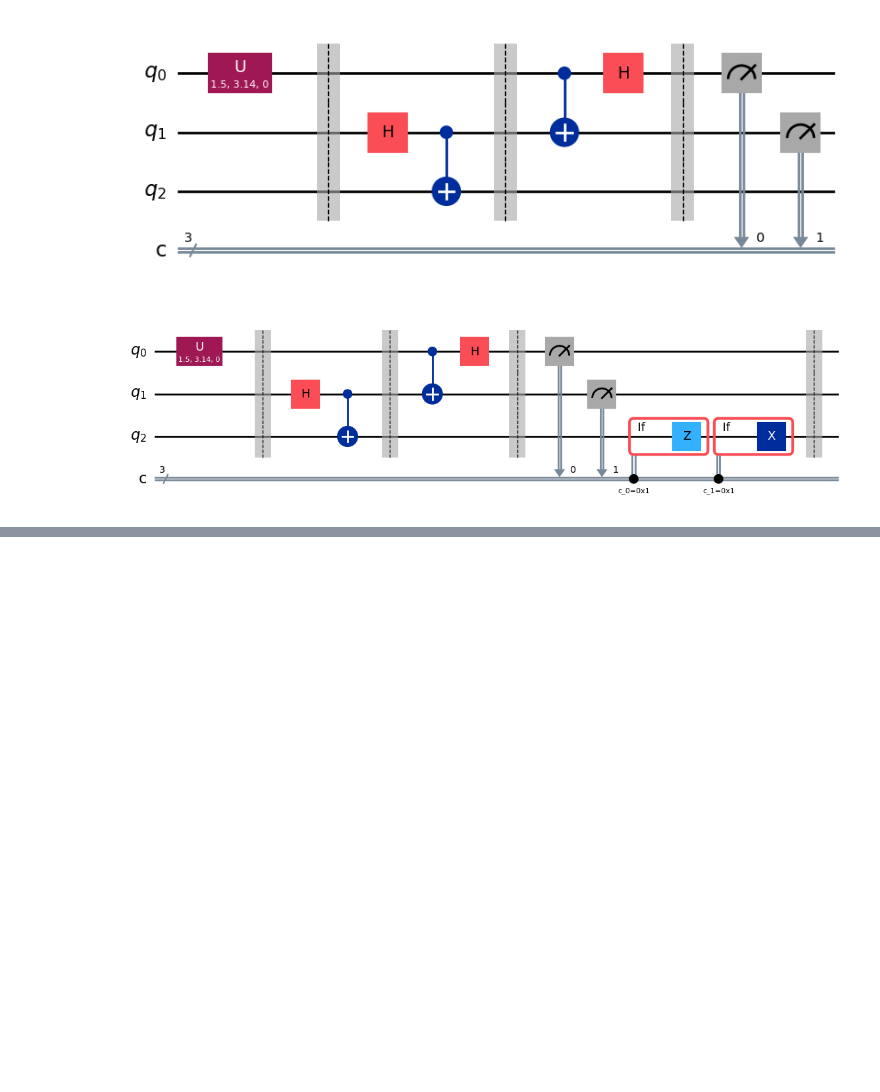
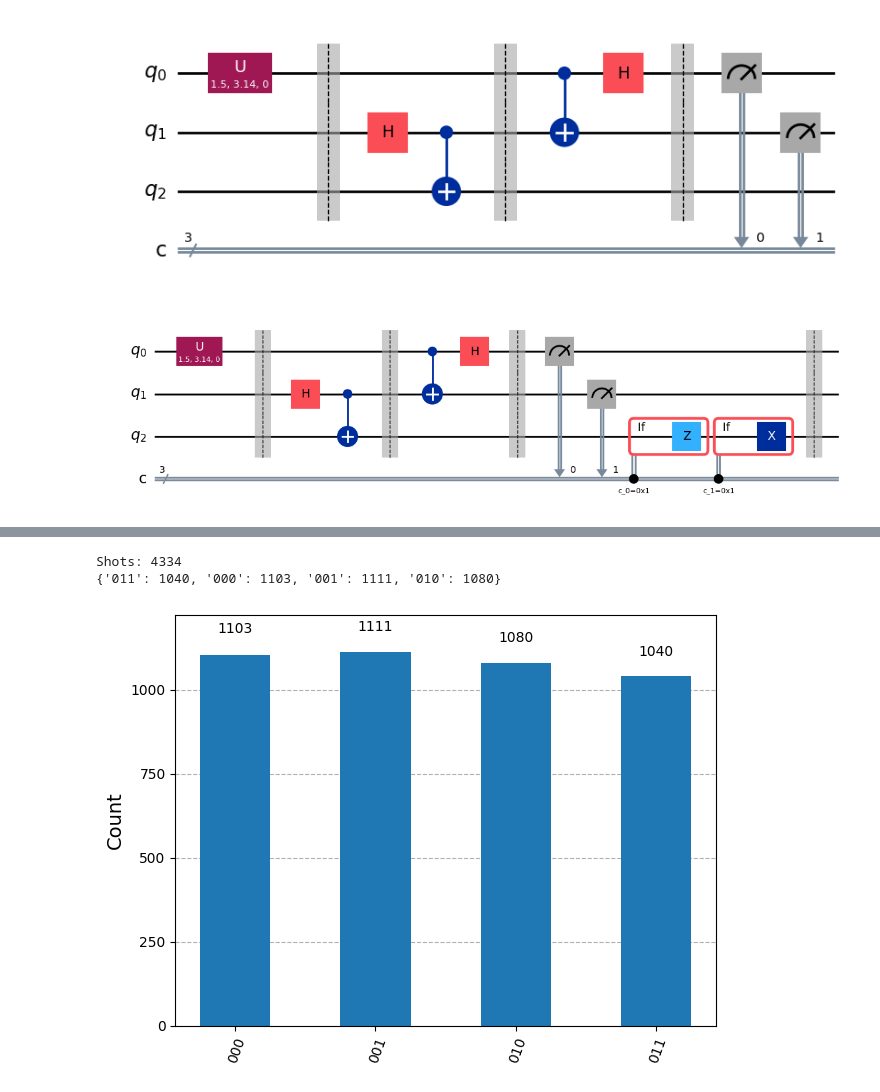
Before and after one commit to R-20cF/QTC, a Jupyter notebook: t_circuit.ipynb, the cells around one changed output, grey strips where cells are left out. Cells and saved outputs as stored; diff of their text form; code cells hidden in the pictures; blank space fills up the shorter version.

```diff
--- a/t_circuit.ipynb
+++ b/t_circuit.ipynb
@@ -87,21 +87,33 @@ qc.draw(output="mpl")
 # %%
+import numpy as np
 from qiskit_aer import AerSimulator
 from qiskit.transpiler.preset_passmanagers import generate_preset_pass_manager
 from qiskit_ibm_runtime import Sampler
 from qiskit.visualization import plot_histogram
+from random import randint
 
-nshots = 1024
+nshots = randint(500, 10000)
 
 # Backend selection
 backend = AerSimulator()
 
 # Transpilation
 pass_manager = generate_preset_pass_manager(backend=backend, optimization_level=1)
 isa_qc = pass_manager.run(qc)
 
 # Execution
 sampler = Sampler(mode=backend)
 job = sampler.run([isa_qc], shots=nshots)
 result = job.result()
 
 # Count extraction
+counts = result[0].data.c.get_counts()
+print(f"Shots: {nshots}")
+print(counts)
+
+# Plotting count histogram
+plot_histogram(counts)
+# %% [output]
+Shots: 4334
+{'011': 1040, '000': 1103, '001': 1111, '010': 1080}
+[figure, added]
```
Also changed, not shown: parts of 2 cells of this notebook.
